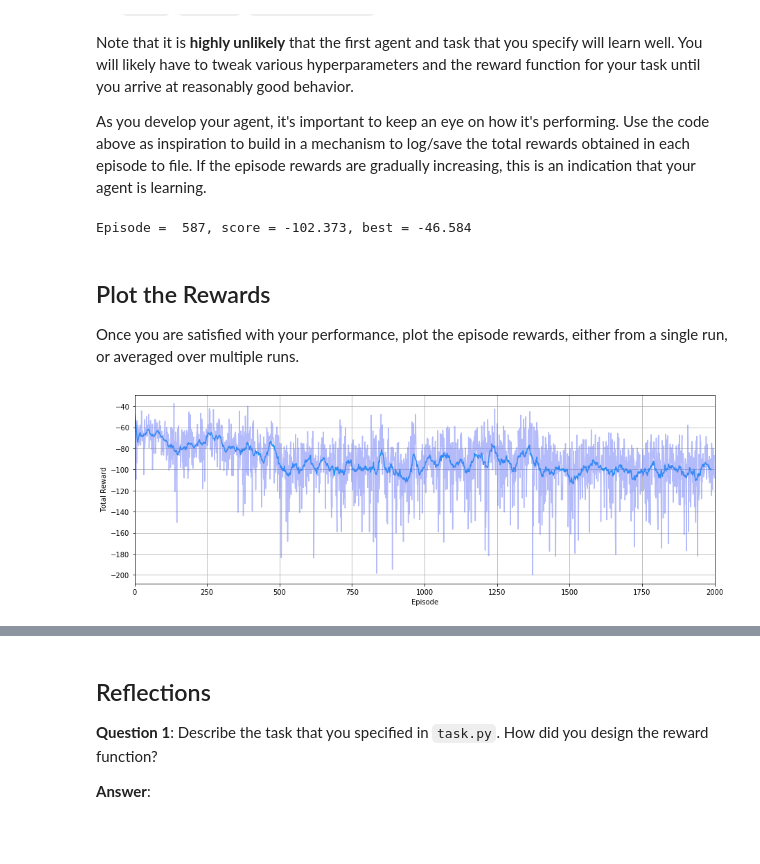
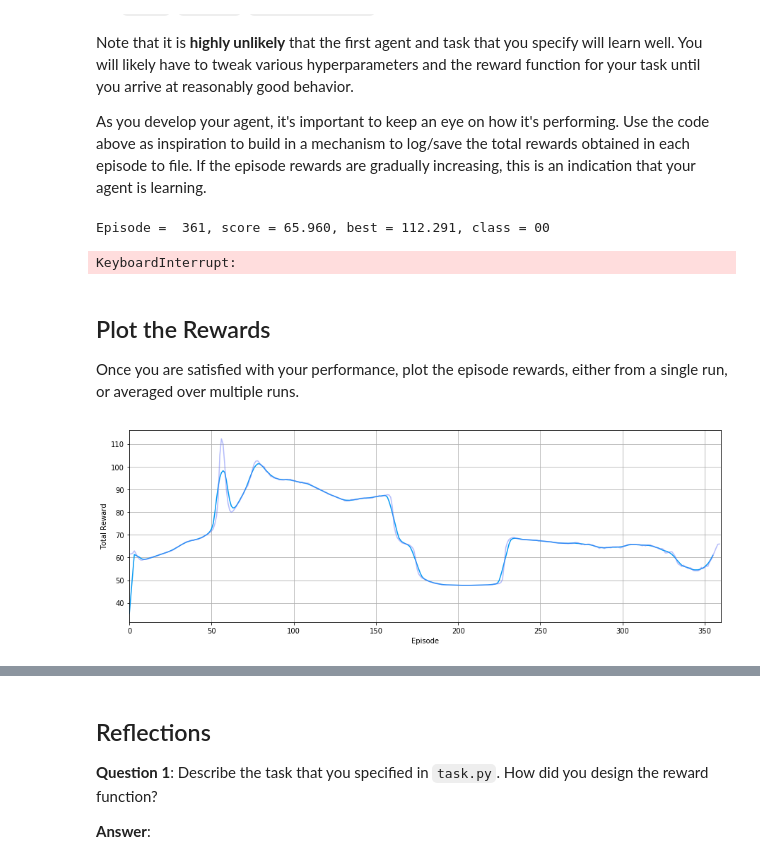
Before and after one commit to racersmith/RL_Quadcopter_2, a Jupyter notebook: Quadcopter_Project.ipynb, the cells around one changed output, grey strips where cells are left out. Drawn from its saved outputs; the diff is of its cells as text; code cells hidden in the pictures; blank space fills up the shorter version.

```diff
--- a/Quadcopter_Project.ipynb
+++ b/Quadcopter_Project.ipynb
@@ -46,9 +48,0 @@ import util
-# %%
-class Basic_Agent():
-    def __init__(self, task):
-        self.task = task
-
-    def act(self):
-        new_thrust = random.gauss(450., 25.)
-        return [new_thrust + random.gauss(0., 1.) for x in range(4)]
-#         return np.zeros(4)+1e-4
@@ -61,13 +79,14 @@ The `labels` list below annotates statistics that are saved while running the si
 # %%
 # Modify the values below to give the quadcopter a different starting position.
 runtime = 5.                                     # time limit of the episode
-init_pose = np.array([0., 0., 1., 0., 0., 0.])  # initial pose
+init_pose = np.array([0., 0., 10., 0., 0., 0.])  # initial pose
 init_velocities = np.array([0., 0., 0.])         # initial velocities
 init_angle_velocities = np.array([0., 0., 0.])   # initial angle velocities
+target_pos = np.array([0.0, 0.0, 10.0])
 file_output = 'demo_data.txt'                    # file name for saved results
 
 # Setup
-task = Task(init_pose, init_velocities, init_angle_velocities, runtime)
+task = Task(init_pose, init_velocities, init_angle_velocities, runtime, target_pos)
 agent = Basic_Agent(task)
 done = False
 labels = ['time', 'x', 'y', 'z', 'phi', 'theta', 'psi', 'x_velocity',
@@ -80,20 +99,23 @@ results = {x : [] for x in labels}
 with open(file_output, 'w') as csvfile:
     writer = csv.writer(csvfile)
     writer.writerow(labels)
+    score = 0.0
     while True:
         rotor_speeds = agent.act()
         state, reward, done = task.step(rotor_speeds)
+        score += reward
         to_write = [task.sim.time]
         to_write += list(task.sim.pose)
         to_write += list(task.sim.v)
         to_write += list(task.sim.angular_v)
-        to_write += list(rotor_speeds)
+        to_write += list(task.sim.rotor_speeds)
         to_write += [reward]
         for ii in range(len(labels)):
             results[labels[ii]].append(to_write[ii])
         writer.writerow(to_write)
         if done:
             break
+    print(score)
 
 util.plot_run(results)
 # %% [output]
@@ -142,11 +170,11 @@ Run the code cell below to see how the agent performs on the sample task.
 # %%
 from agents.policy_search import PolicySearch_Agent
 
-num_episodes = 100
+num_episodes = 1000
 
 init_pose = np.array([0.0, 0.0, 10.0,
                       0.0, 0.0, 0.0])
-target_pos = np.array([0., 0., 1.])
+target_pos = np.array([0., 0., 10.])
 task = Task(init_pose=init_pose, target_pos=target_pos)
 agent = PolicySearch_Agent(task)
 
@@ -183,55 +207,73 @@ Note that it is **highly unlikely** that the first agent and task that you speci
 As you develop your agent, it's important to keep an eye on how it's performing. Use the code above as inspiration to build in a mechanism to log/save the total rewards obtained in each episode to file.  If the episode rewards are gradually increasing, this is an indication that your agent is learning.
 # %%
 from agents.agent import DDPG
+from school import University
+
+flight_school = University(4, 10)
 
 # Settings
-num_episodes = 2000
+num_episodes = 1000
 runtime = 5.0
-init_pose = np.array([0.0, 0.0, 1.0, 0.0, 0.0, 0.0])
-init_velocities = np.array([0., 0., 0.])
-init_angle_velocities = np.array([0., 0., 0.])
-target_pos = np.array([0.0, 0.0, 10.0])
+init_pose = np.array([0.0, 0.0, 10.0, 0.0, 0.0, 0.0])
+target_position = np.array([0.0, 0.0, 10.0])
 
 # Setup task and agent
-# task = Task(init_pose, init_velocities, init_angle_velocities, runtime, target_pos)
-task = Task(init_pose=init_pose)
+task = Task(init_pose=init_pose, target_pos=target_position)
 agent = DDPG(task)
+# agent.noise = OUNoise(4, 0.0, 0.01, 0.05)
 
-score = []
+scores = []
 best_score = -np.inf
+iterations = 0
+i_episode = 0
 for i_episode in range(1, num_episodes+1):
+# while iterations < 5e4:
+    i_episode += 1
+    # Run with added noise
+    score = 0.0
     state = agent.reset_episode() # start a new episode
     while True:
         action = agent.act(state)
+        action = flight_school.assignment(action)
         next_state, reward, done = agent.task.step(action)
         agent.step(action, reward, next_state, done)
+        iterations += 1
         state = next_state
+        score += reward
         if done:
-            score.append(agent.score)
-            if agent.score > best_score:
-                best_score = agent.score
-            print("\rEpisode = {:4d}, score = {:.3f}, best = {:.3f}".format(
-                i_episode, agent.score, best_score), end="")
             break
+#     flight_school.grade(score)
+    scores.append(score)
+    if score > best_score:
+        best_score = score
+
+    print("\rEpisode = {:4d}, score = {:.3f}, best = {:.3f}, class = {}".format(
+        i_episode, scores[-1], best_score, flight_school.assignment_index), end="")
     sys.stdout.flush()
 # %% [output]
-Episode =  587, score = -102.373, best = -46.584
+Episode =  361, score = 65.960, best = 112.291, class = 00
+KeyboardInterrupt:
 # %% [markdown]
 ## Plot the Rewards
 
 Once you are satisfied with your performance, plot the episode rewards, either from a single run, or averaged over multiple runs.
 # %%
-smooth = 21
+smooth = 7
 plt.figure(figsize=(15,5))
-plt.plot(np.convolve(score, np.ones(smooth)/smooth)[(smooth-1)//2:-smooth], color='xkcd:azure')
-plt.plot(score, alpha=0.5, color='xkcd:cornflower')
+plt.plot(np.convolve(scores, np.ones(smooth)/smooth)[(smooth-1)//2:-smooth], color='xkcd:azure')
+plt.plot(scores, alpha=0.5, color='xkcd:cornflower')
+
+# plt.plot(np.convolve(clean_score, np.ones(smooth)/smooth)[(smooth-1)//2:-smooth], color='xkcd:green')
+# plt.plot(clean_score, alpha=0.5, color='xkcd:light green')
+
 plt.xlabel("Episode")
 plt.ylabel('Total Reward')
-plt.xlim(0, len(score))
+plt.xlim(0, len(scores))
 plt.grid(True)
+# plt.ylim(np.mean(scores)-1*np.std(scores), np.mean(scores)+1*np.std(scores))
 plt.show()
 # %% [output]
-[figure, old version]
+[figure, new version]
 # %%
 results = util.log_run(agent, 'DDPG.csv')
 util.plot_run(results)
```
Also changed, not shown: parts of 12 cells of this notebook, 5 other files.
